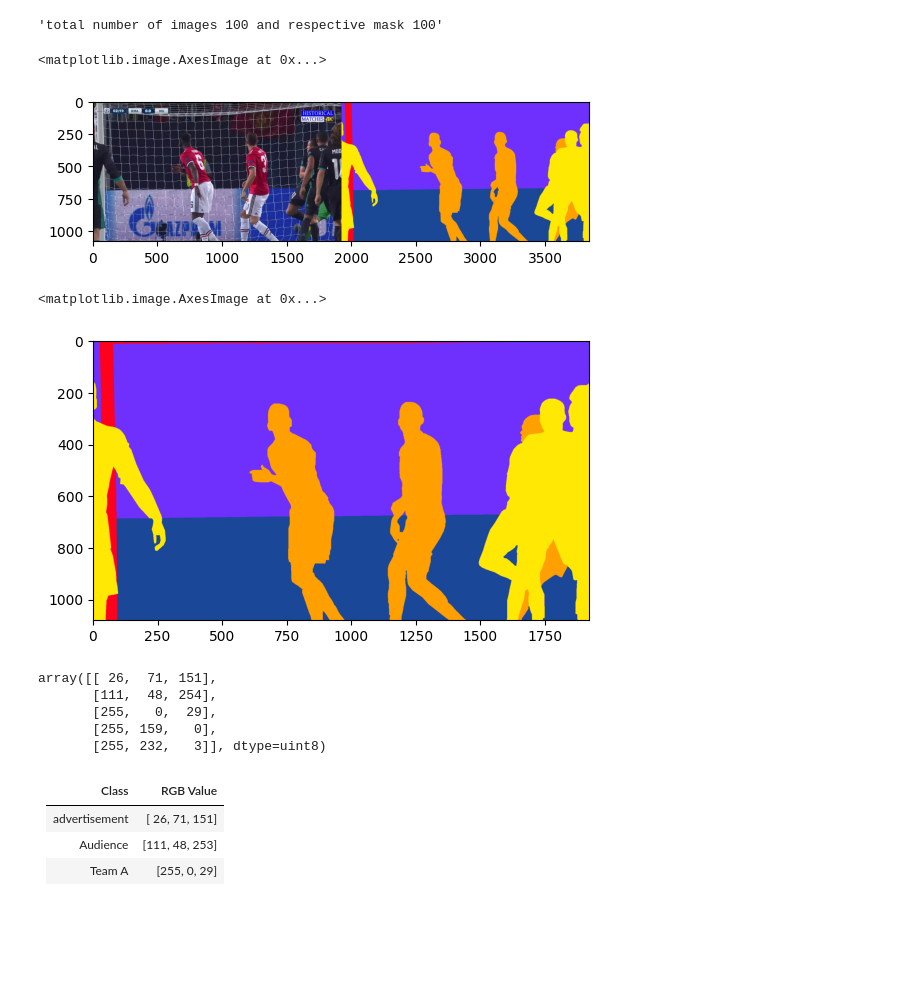
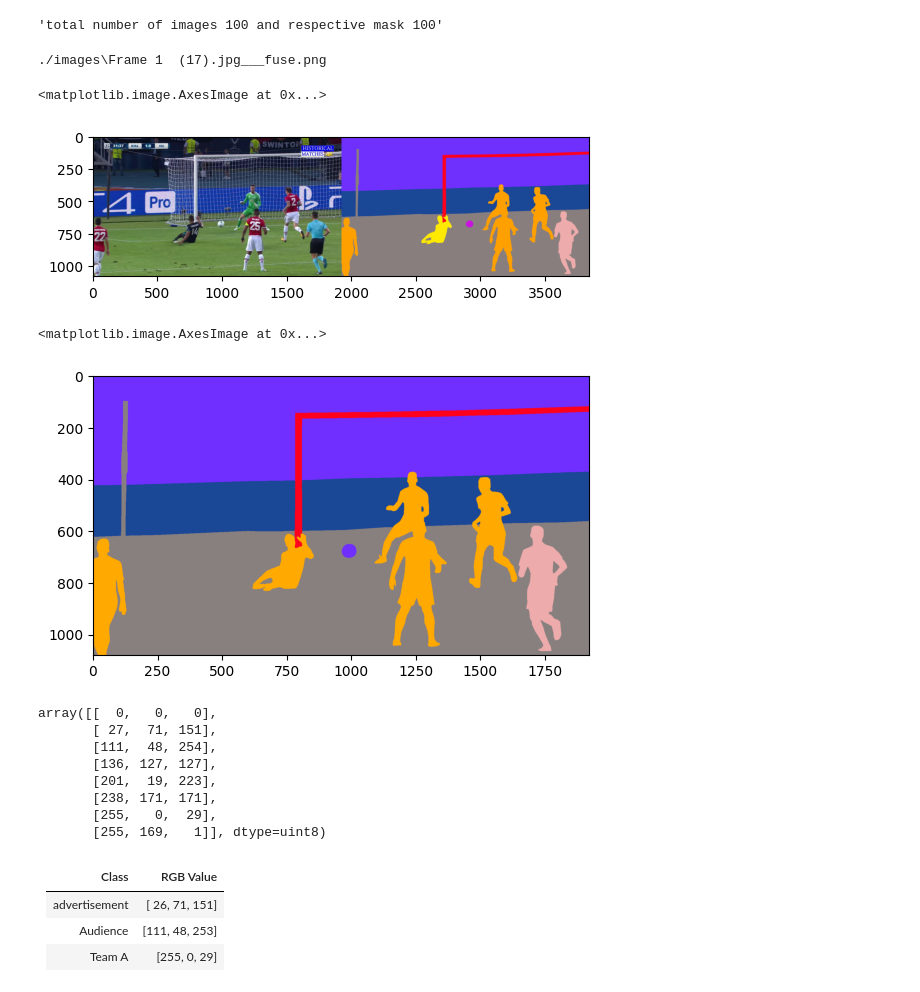
Before and after one commit to riderman10000/segmentation-exp, a Jupyter notebook: data_analysis.ipynb, the cells around one changed output. Saved outputs shown, nothing was run; the diff lists cells and outputs as text; code cells hidden in the pictures; blank space fills up the shorter version.

```diff
--- a/data_analysis.ipynb
+++ b/data_analysis.ipynb
@@ -30,37 +30,43 @@ f'total number of images {len(image_path_list)} and respective mask {len(mask_pa
 # %% [output]
 'total number of images 100 and respective mask 100'
 # %%
-mask = cv2.cvtColor(cv2.imread(mask_path_list[0]), cv2.COLOR_BGR2RGB) # cv2.COLOR_BGR2HSV) # [:,:,::-1]
-image = cv2.cvtColor(cv2.imread(image_path_list[0]), cv2.COLOR_BGR2RGB) # cv2.COLOR_BGR2HSV) # [:, :, ::-1]
+num = 9
+print(mask_path_list[num])
+mask = cv2.cvtColor(cv2.imread(mask_path_list[num]), cv2.COLOR_BGR2RGB) # cv2.COLOR_BGR2HSV) # [:,:,::-1]
+image = cv2.cvtColor(cv2.imread(image_path_list[num]), cv2.COLOR_BGR2RGB) # cv2.COLOR_BGR2HSV) # [:, :, ::-1]
 plt.imshow(np.hstack([image,mask]) )
 # %% [output]
-<matplotlib.image.AxesImage at 0x...>
+./images\Frame 1  (17).jpg___fuse.png
+<matplotlib.image.AxesImage at 0x...>
-[figure, old version]
+[figure, new version]
 # %%
 np_image = mask.reshape(-1, 3)
-no_of_colors =5
+no_of_colors =7
 criteria = (cv2.TERM_CRITERIA_EPS + cv2.TermCriteria_MAX_ITER, 100, 0.85)
 retval, labels, centers = cv2.kmeans(np.float32(np_image), no_of_colors, bestLabels=None,
     criteria=criteria, attempts=10, flags=cv2.KMEANS_RANDOM_CENTERS)
 centers = np.uint8(centers)
 seg_data = centers[labels.flatten()] # mapping labels to center points (RGB values)
 
 # reshape data into original
 seg_image = seg_data.reshape((image.shape))
 plt.imshow(seg_image)
 # %% [output]
 <matplotlib.image.AxesImage at 0x...>
-[figure, old version]
+[figure, new version]
 # %%
 unique_valus = np.unique(seg_data.reshape(-1, 3), axis=0)
 # %%
 unique_valus
 # %% [output]
-array([[ 26,  71, 151],
+array([[  0,   0,   0],
+       [ 27,  71, 151],
        [111,  48, 254],
+       [136, 127, 127],
+       [201,  19, 223],
+       [238, 171, 171],
        [255,   0,  29],
-       [255, 159,   0],
-       [255, 232,   3]], dtype=uint8)
+       [255, 169,   1]], dtype=uint8)
 # %% [markdown]
 | Class | RGB Value |
 | --------- | --------- |
```
Also changed, not shown: parts of 2 cells of this notebook, 5 other files.
